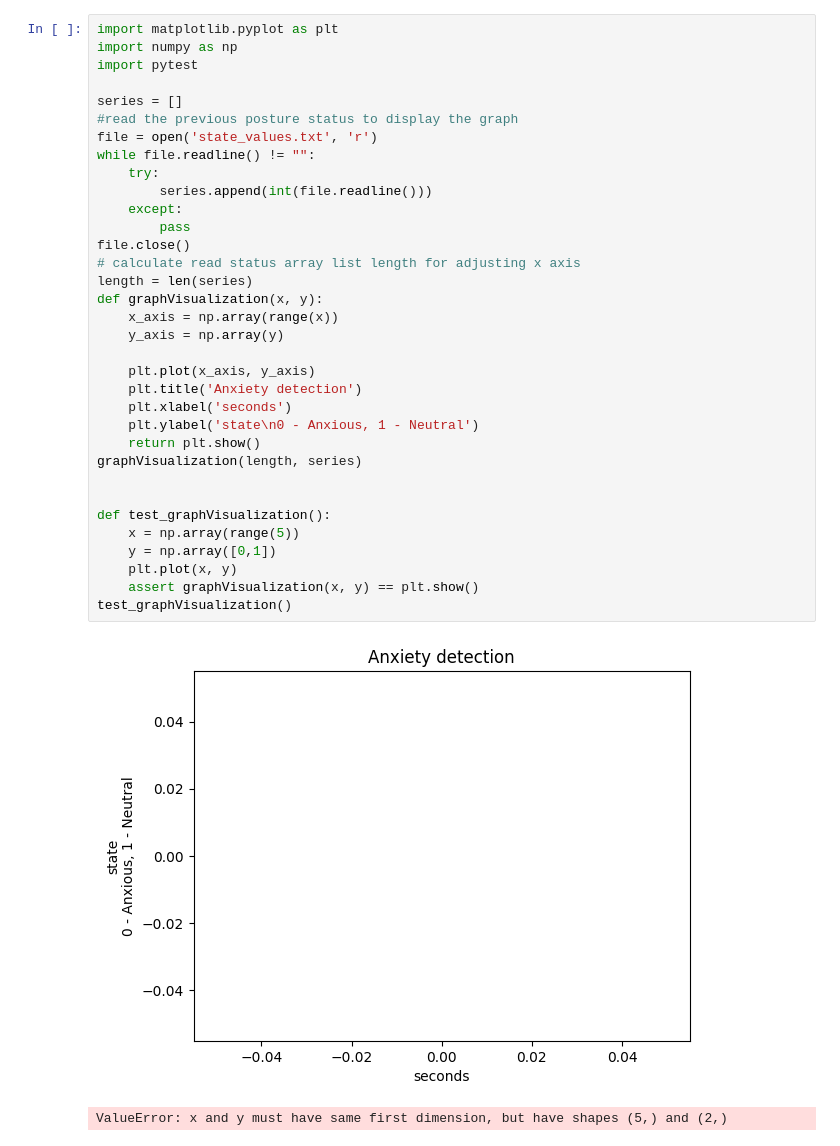
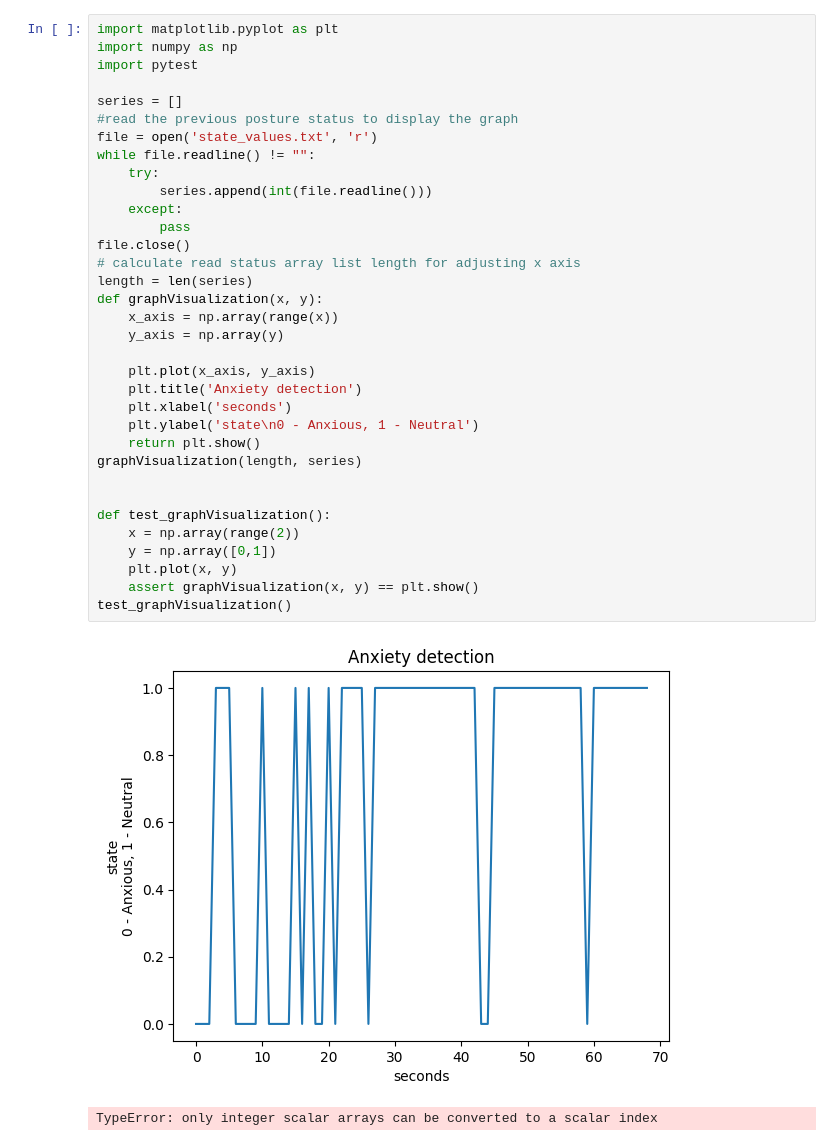
Before and after one commit to Vaichalyy/tranquilizer-, a Jupyter notebook: MODEL/graph.ipynb, the cells around one changed output. Saved outputs shown, nothing was run; the diff lists cells and outputs as text.

Commit message:
changed code for better visualization

```diff
--- a/MODEL/graph.ipynb
+++ b/MODEL/graph.ipynb
@@ -5,33 +5,33 @@ import pytest
 
 series = []
 #read the previous posture status to display the graph
 file = open('state_values.txt', 'r')
 while file.readline() != "":
     try:
         series.append(int(file.readline()))
     except:
         pass
 file.close()
 # calculate read status array list length for adjusting x axis
 length = len(series)
 def graphVisualization(x, y):
     x_axis = np.array(range(x))
     y_axis = np.array(y)
 
     plt.plot(x_axis, y_axis)
     plt.title('Anxiety detection')
     plt.xlabel('seconds')
     plt.ylabel('state\n0 - Anxious, 1 - Neutral')
     return plt.show()
 graphVisualization(length, series)
 
 
 def test_graphVisualization():
-    x = np.array(range(5))
+    x = np.array(range(2))
     y = np.array([0,1])
     plt.plot(x, y)
     assert graphVisualization(x, y) == plt.show()
 test_graphVisualization()
 # %% [output]
-[figure, old version]
+[figure, new version]
-ValueError: x and y must have same first dimension, but have shapes (5,) and (2,)
+TypeError: only integer scalar arrays can be converted to a scalar index
```
Also changed, not shown: parts of 1 cell of this notebook, 2 other files.
